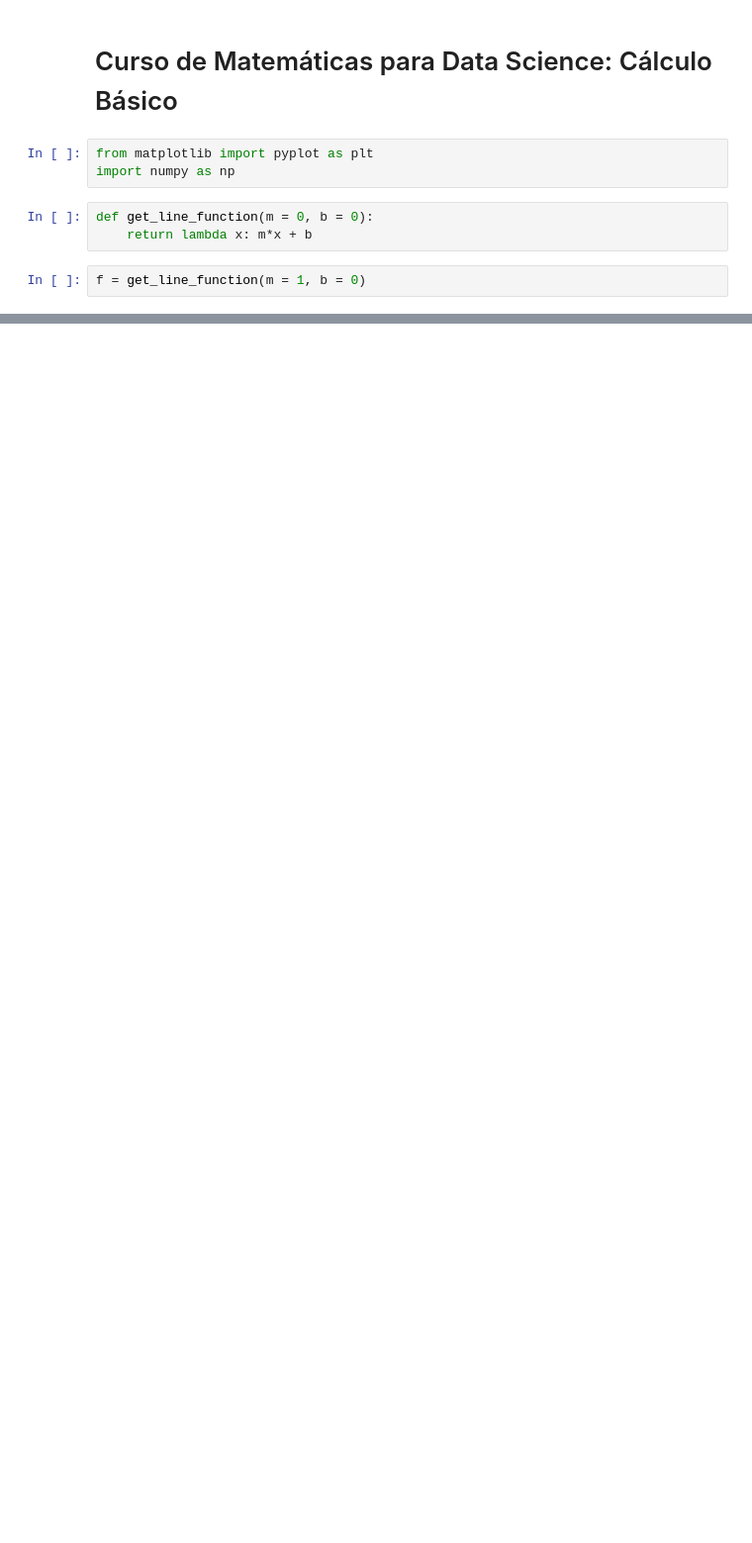
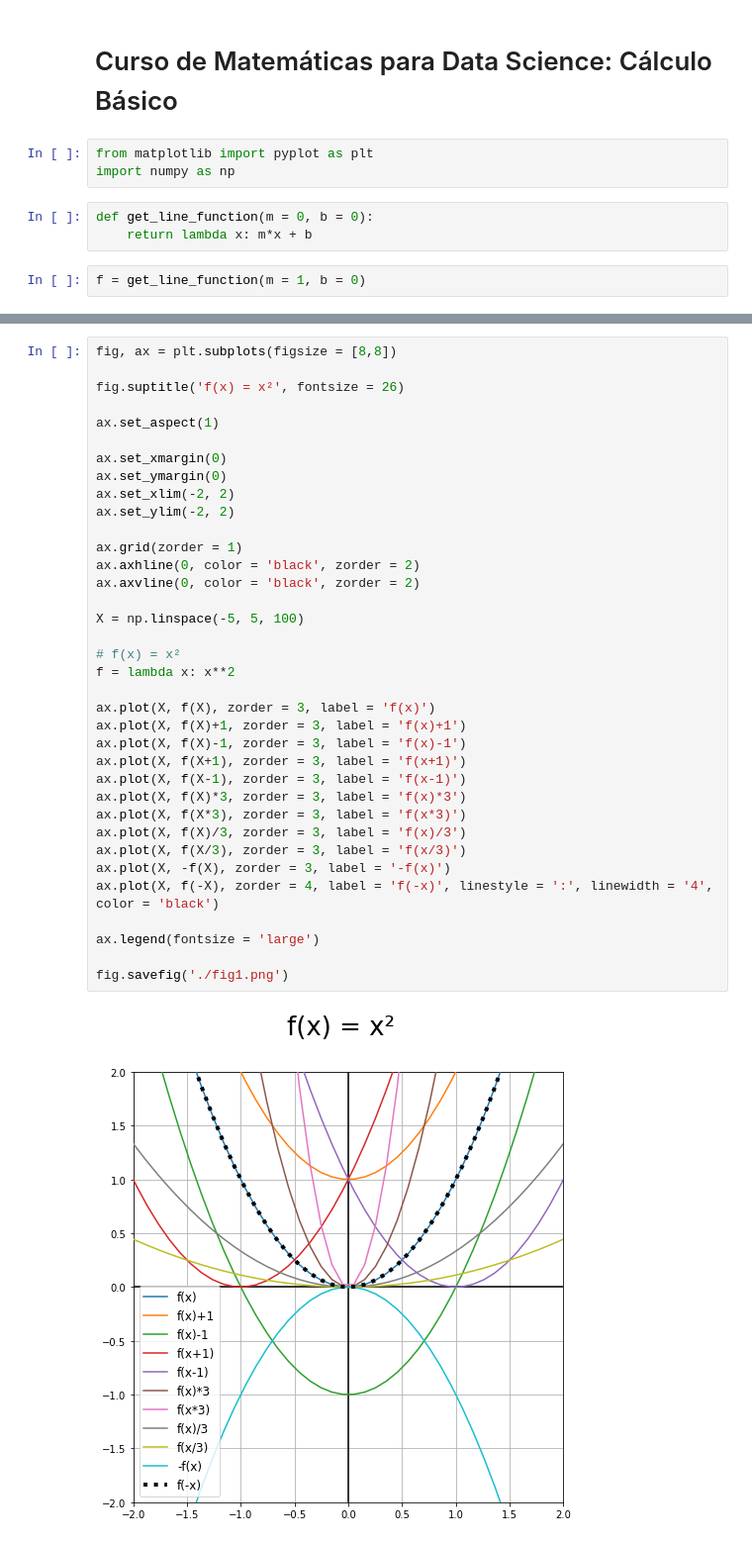
Before and after one commit to akero11/math-archive, a Jupyter notebook: calculo_basico.ipynb, the cells around one changed output, grey strips where cells are left out. Shown at 99% size. Saved outputs shown, nothing was run; the diff lists cells and outputs as text; blank space fills up the shorter version.

```diff
--- a/calculo_basico.ipynb
+++ b/calculo_basico.ipynb
@@ -34,0 +88,38 @@ ax.plot(X, Y, zorder = 4)
+# %%
+fig, ax = plt.subplots(figsize = [8,8])
+
+fig.suptitle('f(x) = x²', fontsize = 26)
+
+ax.set_aspect(1)
+
+ax.set_xmargin(0)
+ax.set_ymargin(0)
+ax.set_xlim(-2, 2)
+ax.set_ylim(-2, 2)
+
+ax.grid(zorder = 1)
+ax.axhline(0, color = 'black', zorder = 2)
+ax.axvline(0, color = 'black', zorder = 2)
+
+X = np.linspace(-5, 5, 100)
+
+# f(x) = x²
+f = lambda x: x**2
+
+ax.plot(X, f(X), zorder = 3, label = 'f(x)')
+ax.plot(X, f(X)+1, zorder = 3, label = 'f(x)+1')
+ax.plot(X, f(X)-1, zorder = 3, label = 'f(x)-1')
+ax.plot(X, f(X+1), zorder = 3, label = 'f(x+1)')
+ax.plot(X, f(X-1), zorder = 3, label = 'f(x-1)')
+ax.plot(X, f(X)*3, zorder = 3, label = 'f(x)*3')
+ax.plot(X, f(X*3), zorder = 3, label = 'f(x*3)')
+ax.plot(X, f(X)/3, zorder = 3, label = 'f(x)/3')
+ax.plot(X, f(X/3), zorder = 3, label = 'f(x/3)')
+ax.plot(X, -f(X), zorder = 3, label = '-f(x)')
+ax.plot(X, f(-X), zorder = 4, label = 'f(-x)', linestyle = ':', linewidth = '4', color = 'black')
+
+ax.legend(fontsize = 'large')
+
+fig.savefig('./fig1.png')
+# %% [output]
+[figure, added]
```
Also changed, not shown: parts of 14 cells of this notebook, 1 other file.
